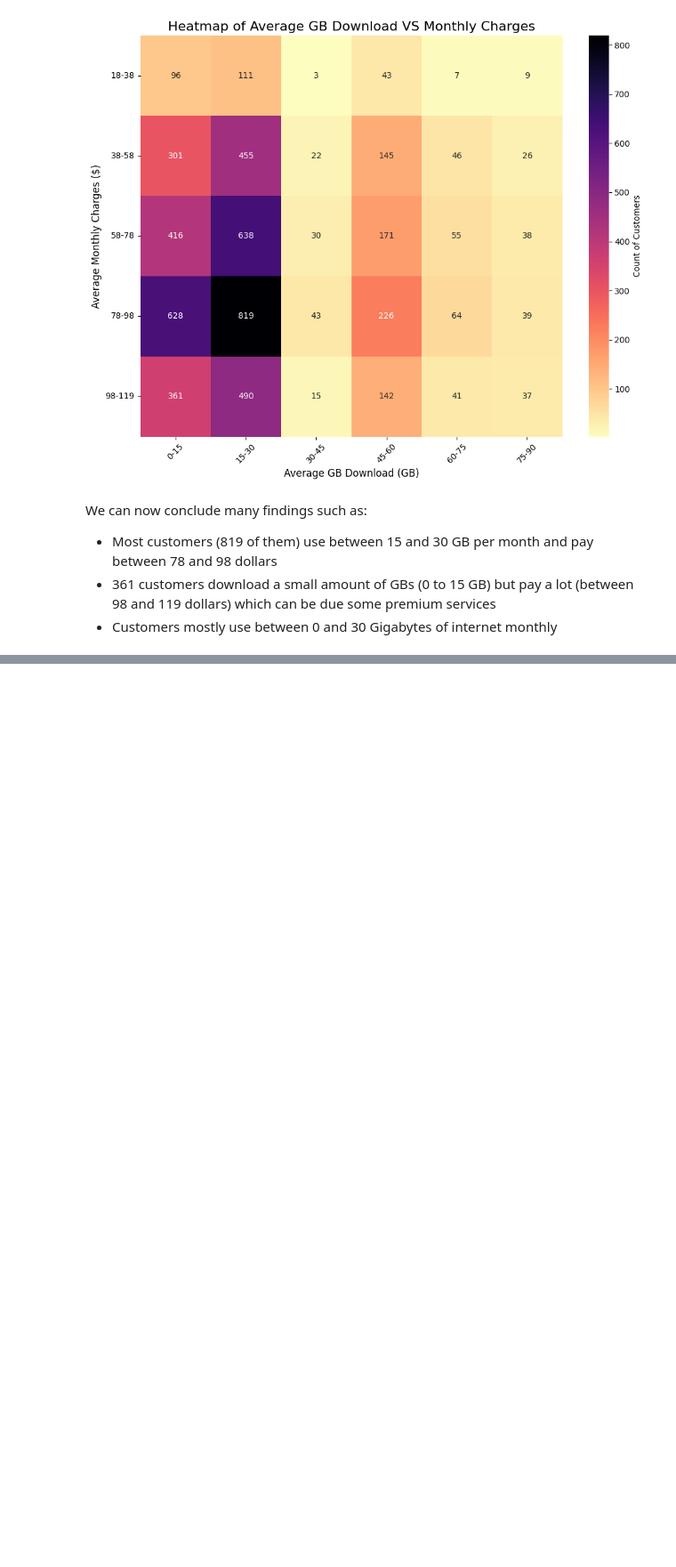
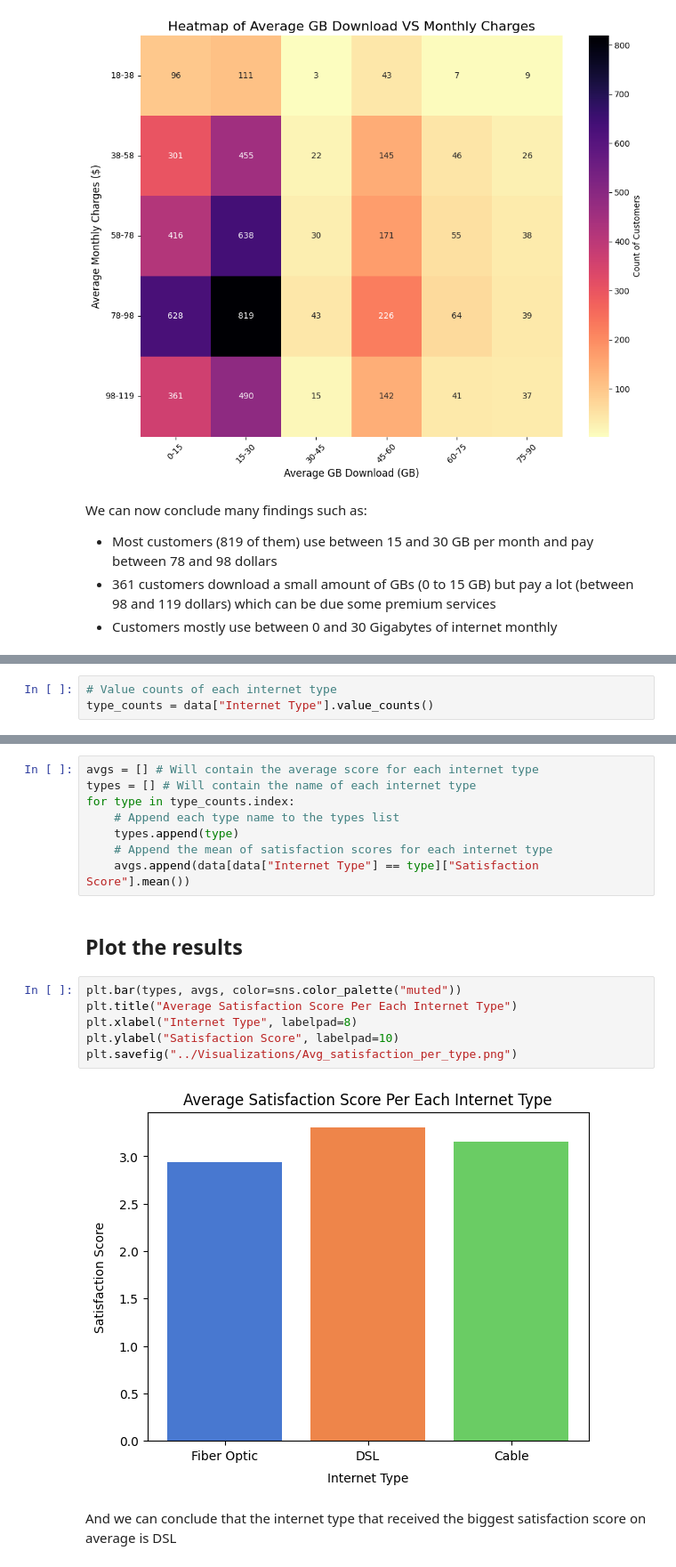
Before and after one commit to Amira-Bekhta/telco_customer_churn, a Jupyter notebook: analytics/2-Usage.ipynb, the cells around one changed output, grey strips where cells are left out. Shown at 89% size. Cells and saved outputs as stored; diff of their text form; blank space fills up the shorter version.

```diff
--- a/analytics/2-Usage.ipynb
+++ b/analytics/2-Usage.ipynb
@@ -85,0 +90,3 @@ We can now conclude many findings such as:
+# %%
+# Value counts of each internet type
+type_counts = data["Internet Type"].value_counts()
@@ -85,0 +102,20 @@ We can now conclude many findings such as:
+# %%
+avgs = [] # Will contain the average score for each internet type
+types = [] # Will contain the name of each internet type
+for type in type_counts.index:
+    # Append each type name to the types list
+    types.append(type)
+    # Append the mean of satisfaction scores for each internet type
+    avgs.append(data[data["Internet Type"] == type]["Satisfaction Score"].mean())
+# %% [markdown]
+## Plot the results
+# %%
+plt.bar(types, avgs, color=sns.color_palette("muted"))
+plt.title("Average Satisfaction Score Per Each Internet Type")
+plt.xlabel("Internet Type", labelpad=8)
+plt.ylabel("Satisfaction Score", labelpad=10)
+plt.savefig("../Visualizations/Avg_satisfaction_per_type.png")
+# %% [output]
+[figure, added]
+# %% [markdown]
+And we can conclude that the internet type that received the biggest satisfaction score on average is DSL
```
Also changed, not shown: parts of 9 cells of this notebook, 3 other files.
